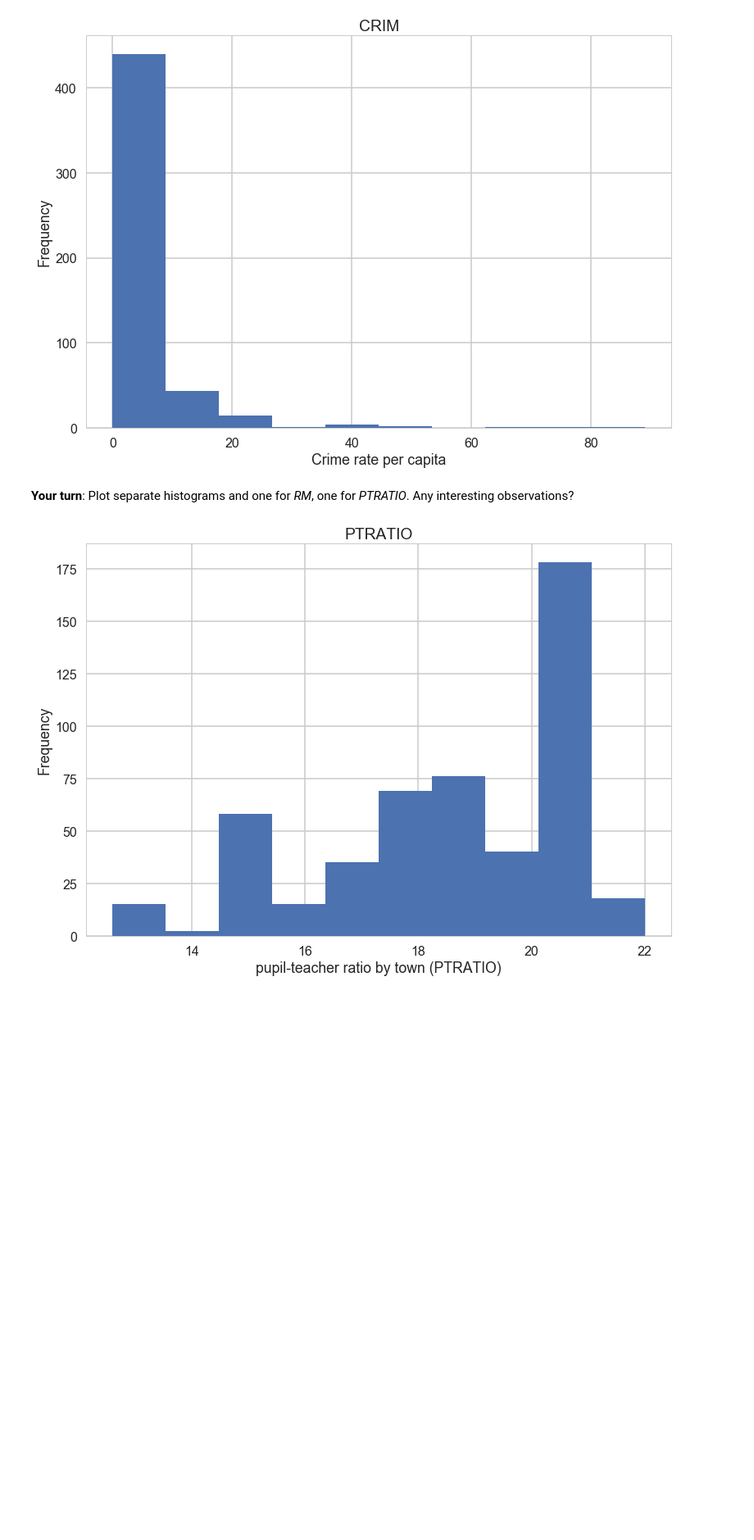
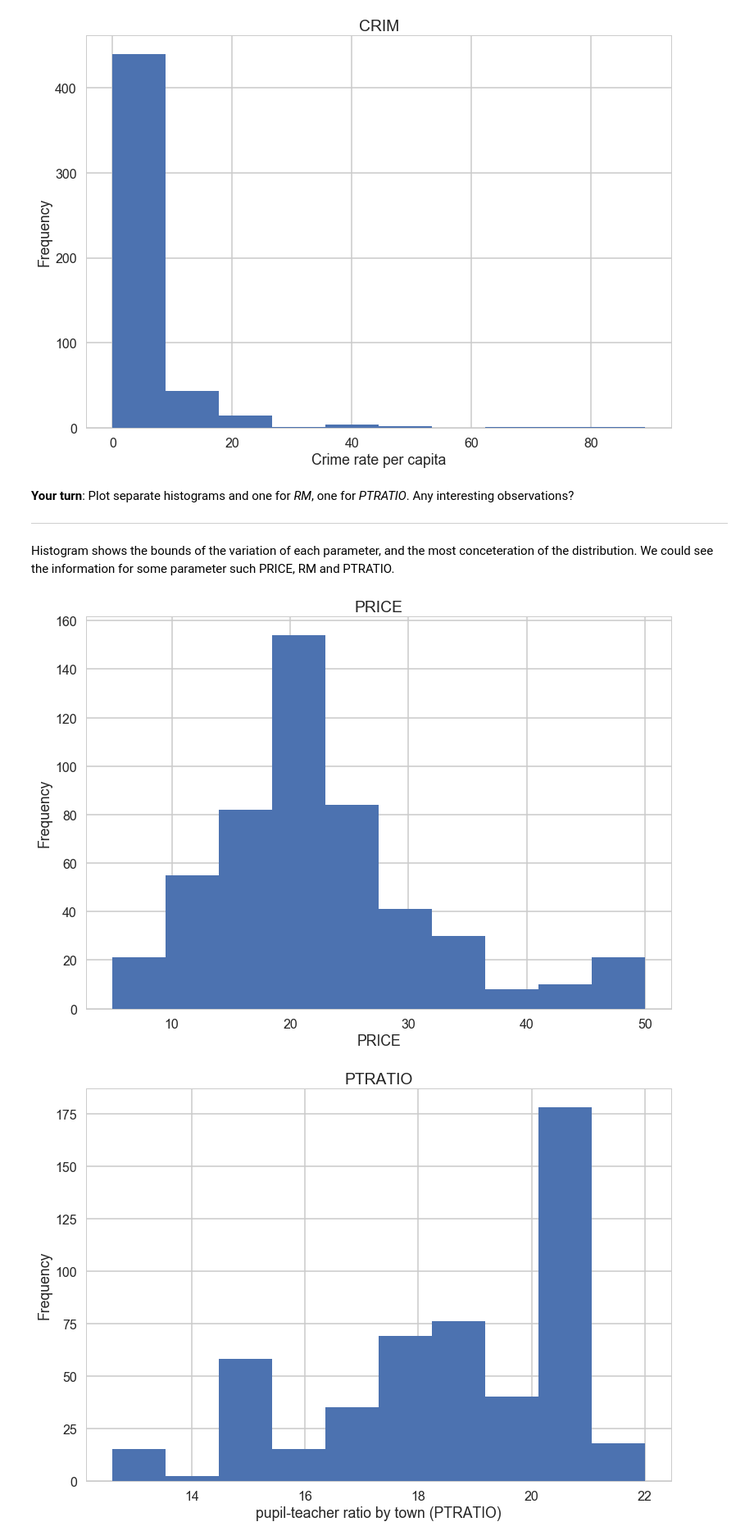
Before and after one commit to hnamzian/Springboard, a Jupyter notebook: Machine Learning/Linear and Logistic Regression/linear_regression/Mini_Project_Linear_Regression.ipynb, the cells around one changed output. Shown at 82% size. Drawn from its saved outputs; the diff is of its cells as text; code cells hidden in the pictures; blank space fills up the shorter version.

```diff
--- a/Machine Learning/Linear and Logistic Regression/linear_regression/Mini_Project_Linear_Regression.ipynb
+++ b/Machine Learning/Linear and Logistic Regression/linear_regression/Mini_Project_Linear_Regression.ipynb
@@ -382,6 +382,16 @@ plt.show()
 [figure]
 # %% [markdown]
 **Your turn**: Plot separate histograms and one for *RM*, one for *PTRATIO*. Any interesting observations?
+***
+Histogram shows the bounds of the variation of each parameter, and the most conceteration of the distribution. We could see the information for some parameter such PRICE, RM and PTRATIO.
+# %%
+plt.hist(bos.PRICE)
+plt.title("PRICE")
+plt.xlabel("PRICE")
+plt.ylabel("Frequency")
+plt.show()
+# %% [output]
+[figure, added]
 # %%
 #your turn
 plt.hist(bos.PTRATIO)
```
Also changed, not shown: parts of 10 cells of this notebook.
